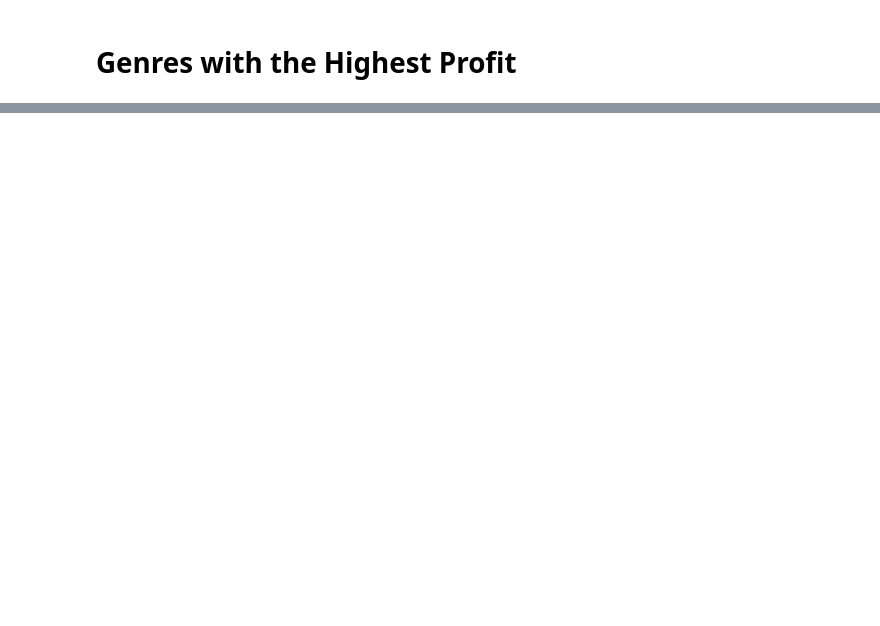
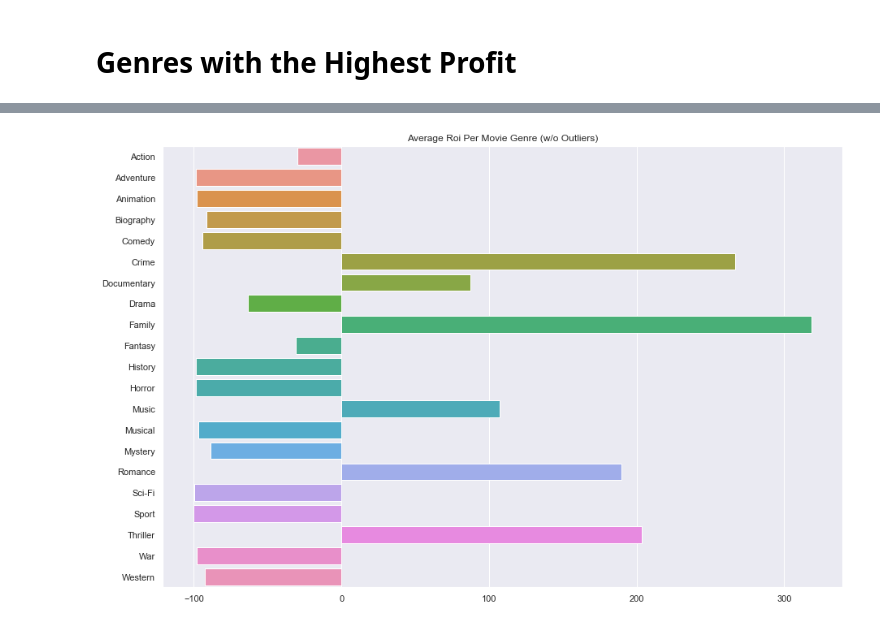
Before and after one commit to davidlebruce/movie_industry_project, a Jupyter notebook: david_practice_visualizations.ipynb, the cells around one changed output, grey strips where cells are left out. Saved outputs shown, nothing was run; the diff lists cells and outputs as text; code cells hidden in the pictures; blank space fills up the shorter version.

```diff
--- a/david_practice_visualizations.ipynb
+++ b/david_practice_visualizations.ipynb
@@ -138,0 +253,10 @@ KeyError: 'Requested level (Action) does not match index name (None)'
+# %%
+roi_df = df.loc[(df['Roi'] > lower_bound) & (df['Roi'] < upper_bound)]
+# %%
+avg_roi_per_genre = [roi_df['Roi'].iloc[num].mean() for num in list(range(-22,-1))]
+# %%
+sns_plot3 = sns.barplot(x=avg_roi_per_genre, y=l_o_genres).set_title('Average Roi Per Movie Genre (w/o Outliers)')
+fig = sns_plot3.get_figure()
+fig.savefig("Average Roi Per Movie Genre.png")
+# %% [output]
+[figure, added]
```
Also changed, not shown: parts of 48 cells of this notebook, 1 other file.
